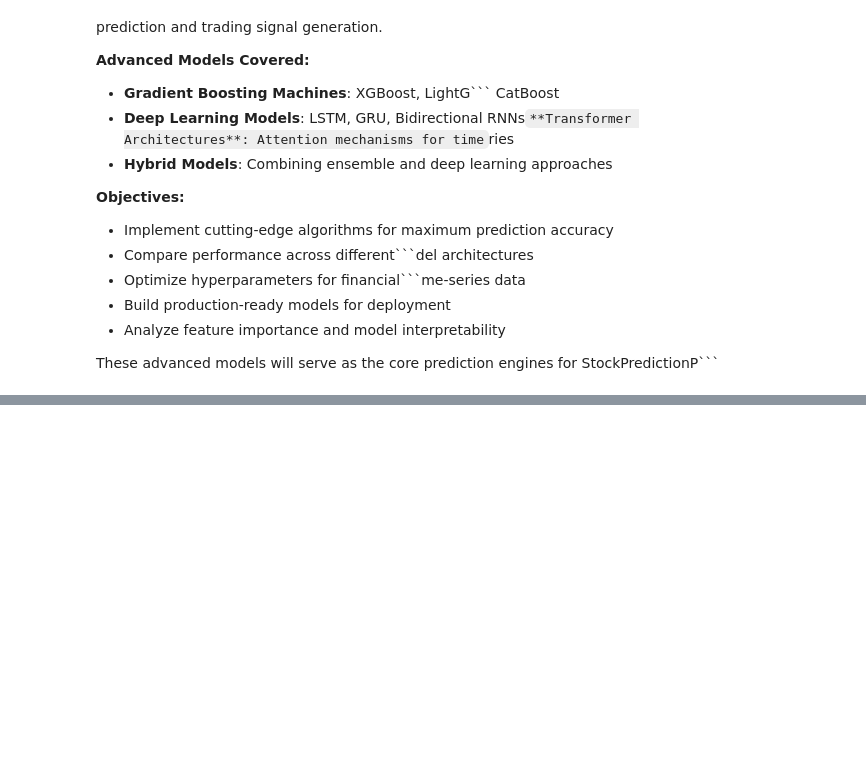
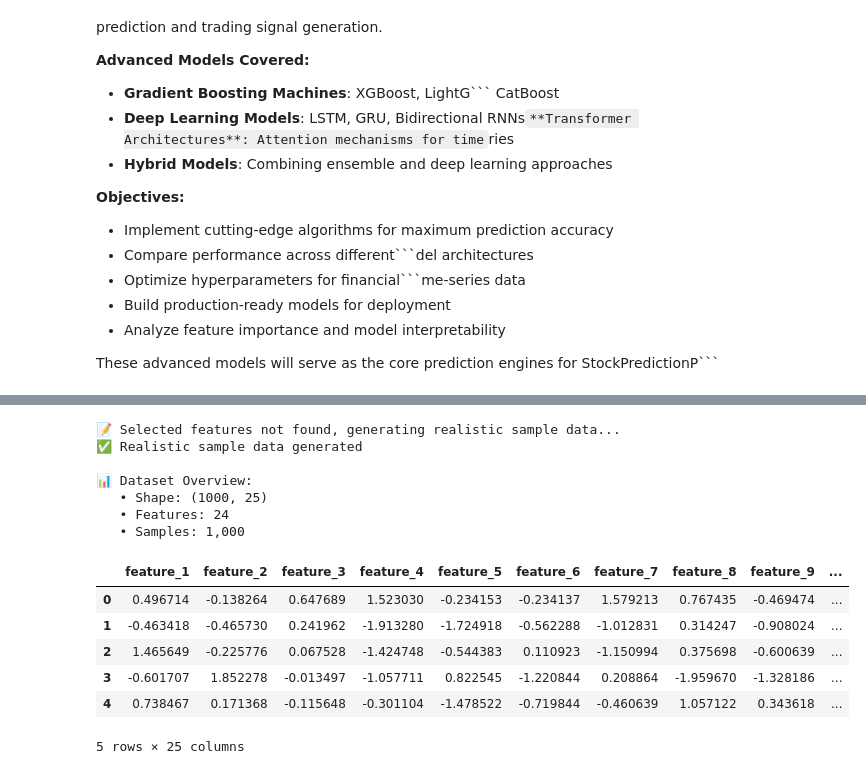
Before and after one commit to Faraazz05/StockPredictionPro, a Jupyter notebook: notebooks/03-model-development/advanced-algorithms.ipynb, the cells around one changed output, grey strips where cells are left out. Cells and saved outputs as stored; diff of their text form; code cells hidden in the pictures; blank space fills up the shorter version.

```diff
--- a/notebooks/03-model-development/advanced-algorithms.ipynb
+++ b/notebooks/03-model-development/advanced-algorithms.ipynb
@@ -133 +67,52 @@ else:
+# %%
+# Load engineered features or generate sample data
+try:
+    df = pd.read_csv('./outputs/selected_features.csv', index_col=0)
+    print('✅ Selected features loaded for modeling')
+except FileNotFoundError:
+    print('📝 Selected features not found, generating realistic sample data...')
+
+    # Generate realistic financial data
+    np.random.seed(42)
+    n_samples, n_features = 1000, 25
+
+    # Create correlated features mimicking financial indicators
+    base_features = np.random.randn(n_samples, 10)
+    derived_features = np.column_stack([
+        base_features[:, :5] + np.random.normal(0, 0.1, (n_samples, 5)),  # Price-based features
+        np.cumsum(np.random.normal(0, 0.02, (n_samples, 5)), axis=0),      # Technical indicators
+        np.random.lognormal(0, 0.5, (n_samples, 4))                       # Volume-based features
+    ])
+
+    X_sample = np.column_stack([base_features, derived_features])
+    y_sample = (X_sample[:, :3].dot([0.3, -0.2, 0.15]) +
+               X_sample[:, 10:13].dot([0.1, -0.05, 0.08]) +
+               np.random.normal(0, 0.1, n_samples))
+
+    col_names = [f'feature_{i}' for i in range(1, n_features)]
+    df = pd.DataFrame(X_sample, columns=col_names)
+    df['target'] = y_sample
+    print('✅ Realistic sample data generated')
+
+print(f'\n📊 Dataset Overview:')
+print(f'   • Shape: {df.shape}')
+print(f'   • Features: {df.shape[1] - 1}')
+print(f'   • Samples: {len(df):,}')
+
+display(df.head())
+# %% [output]
+📝 Selected features not found, generating realistic sample data...
+✅ Realistic sample data generated
+
+📊 Dataset Overview:
+   • Shape: (1000, 25)
+   • Features: 24
+   • Samples: 1,000
+|  | feature_1 | feature_2 | feature_3 | feature_4 | feature_5 | feature_6 | feature_7 | feature_8 | feature_9 | ... |
+| 0 | 0.496714 | -0.138264 | 0.647689 | 1.523030 | -0.234153 | -0.234137 | 1.579213 | 0.767435 | -0.469474 | ... |
+| 1 | -0.463418 | -0.465730 | 0.241962 | -1.913280 | -1.724918 | -0.562288 | -1.012831 | 0.314247 | -0.908024 | ... |
+| 2 | 1.465649 | -0.225776 | 0.067528 | -1.424748 | -0.544383 | 0.110923 | -1.150994 | 0.375698 | -0.600639 | ... |
+| 3 | -0.601707 | 1.852278 | -0.013497 | -1.057711 | 0.822545 | -1.220844 | 0.208864 | -1.959670 | -1.328186 | ... |
+| 4 | 0.738467 | 0.171368 | -0.115648 | -0.301104 | -1.478522 | -0.719844 | -0.460639 | 1.057122 | 0.343618 | ... |
+5 rows × 25 columns
 # %%
```
Also changed, not shown: parts of 9 cells of this notebook, 38 other files.
